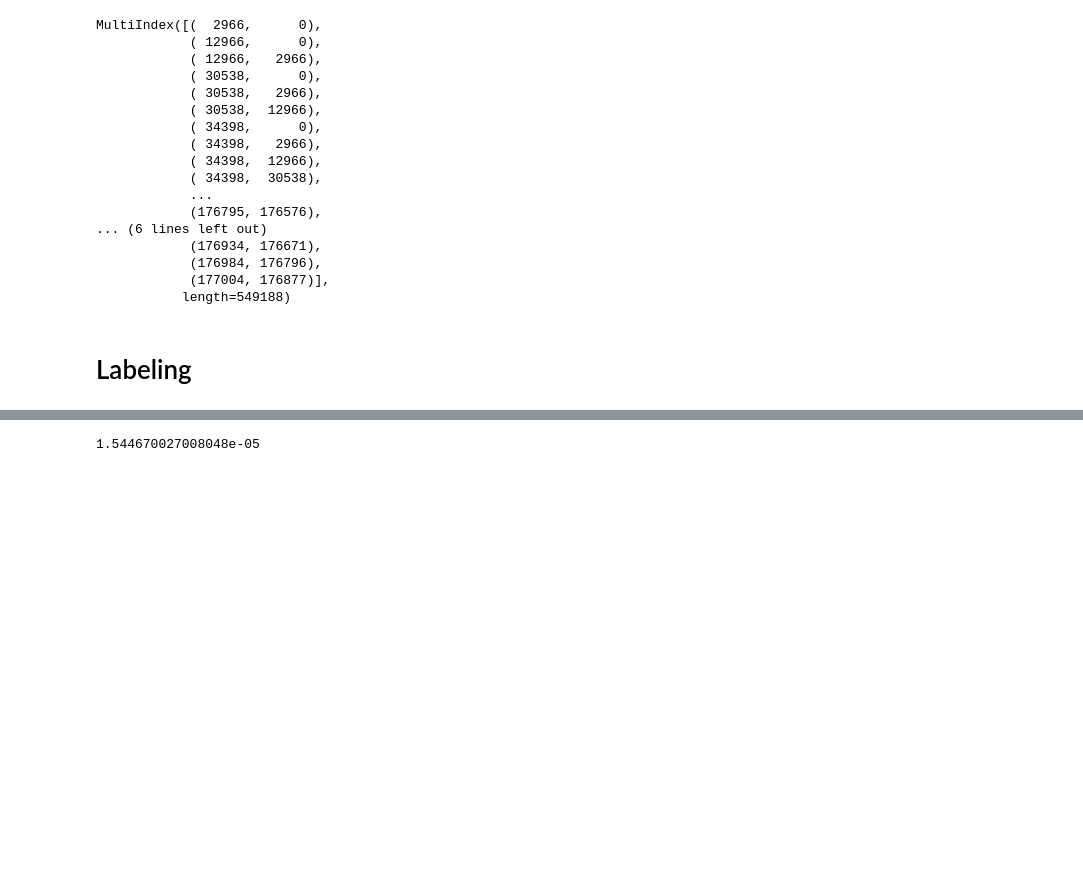
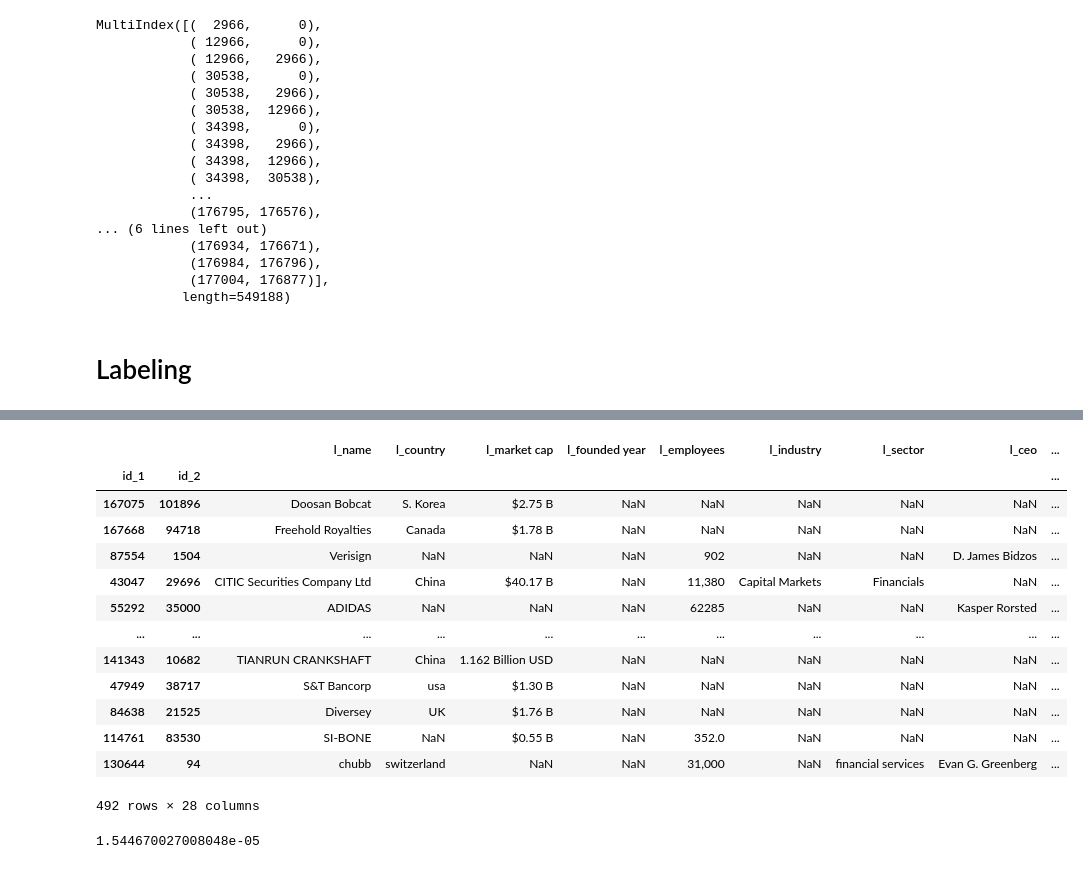
Before and after one commit to DDDavides/IDD_HW8, a Jupyter notebook: python_script/record_linkage.ipynb, the cells around one changed output, grey strips where cells are left out. Drawn from its saved outputs; the diff is of its cells as text; code cells hidden in the pictures; blank space fills up the shorter version.

Commit message:
Ora è possibile fare labeling manuale

```diff
--- a/python_script/record_linkage.ipynb
+++ b/python_script/record_linkage.ipynb
@@ -119,0 +147,7 @@ new_labeled_df.to_csv(labeled_path)
+# %%
+golden_path = "./schema_matching/csv/golden_links.csv"
+try:
+    golden = pd.read_csv(golden_path, index_col=[0, 1])
+except:
+    golden = pd.DataFrame(columns=[*choices_column, "label"])
+    golden.set_index(idxKeys)
@@ -119,0 +159,34 @@ new_labeled_df.to_csv(labeled_path)
+# %%
+
+for idxs, choice in choices_df.iterrows():
+    print("I due record appartengono alla stessa entità?")
+    print("y -> sì;  n -> no;  q -> esci")
+    choice = choice.to_frame().T.reset_index(drop=True)
+
+    display(choice[lKeys.values()])
+    display(choice[rKeys.values()])
+
+    stop = False
+    while(True):
+        inp = input()
+
+        if(inp == 'q'):
+            stop = True
+            break
+
+        if inp not in ["y", "n"]:
+            continue
+
+
+        idx = pd.DataFrame({idxKeys[0]: [idxs[0]], idxKeys[1]: [idxs[1]]})
+        label = pd.DataFrame({"label" : [int(inp == "y")]})
+
+        row = pd.concat([idx, choice, label], axis=1)
+        golden = pd.concat([golden, row], axis=0)
+
+        choices_df.drop(axis=0, labels=idxs, inplace=True)
+        break
+
+    if(stop):
+        break
+    clear_output()
@@ -119,0 +207,17 @@ new_labeled_df.to_csv(labeled_path)
+# %%
+choices_df
+# %% [output]
+|  |  | l_name | l_country | l_market cap | l_founded year | l_employees | l_industry | l_sector | l_ceo | ... |
+| id_1 | id_2 |  |  |  |  |  |  |  |  | ... |
+| 167075 | 101896 | Doosan Bobcat | S. Korea | $2.75 B | NaN | NaN | NaN | NaN | NaN | ... |
+| 167668 | 94718 | Freehold Royalties | Canada | $1.78 B | NaN | NaN | NaN | NaN | NaN | ... |
+| 87554 | 1504 | Verisign | NaN | NaN | NaN | 902 | NaN | NaN | D. James Bidzos | ... |
+| 43047 | 29696 | CITIC Securities Company Ltd | China | $40.17 B | NaN | 11,380 | Capital Markets | Financials | NaN | ... |
+| 55292 | 35000 | ADIDAS | NaN | NaN | NaN | 62285 | NaN | NaN | Kasper Rorsted | ... |
+| ... | ... | ... | ... | ... | ... | ... | ... | ... | ... | ... |
+| 141343 | 10682 | TIANRUN CRANKSHAFT | China | 1.162 Billion USD | NaN | NaN | NaN | NaN | NaN | ... |
+| 47949 | 38717 | S&T Bancorp | usa | $1.30 B | NaN | NaN | NaN | NaN | NaN | ... |
+| 84638 | 21525 | Diversey | UK | $1.76 B | NaN | NaN | NaN | NaN | NaN | ... |
+| 114761 | 83530 | SI-BONE | NaN | $0.55 B | NaN | 352.0 | NaN | NaN | NaN | ... |
+| 130644 | 94 | chubb | switzerland | NaN | NaN | 31,000 | NaN | financial services | Evan G. Greenberg | ... |
+492 rows × 28 columns
```
Also changed, not shown: parts of 16 cells of this notebook, 3 other files.
